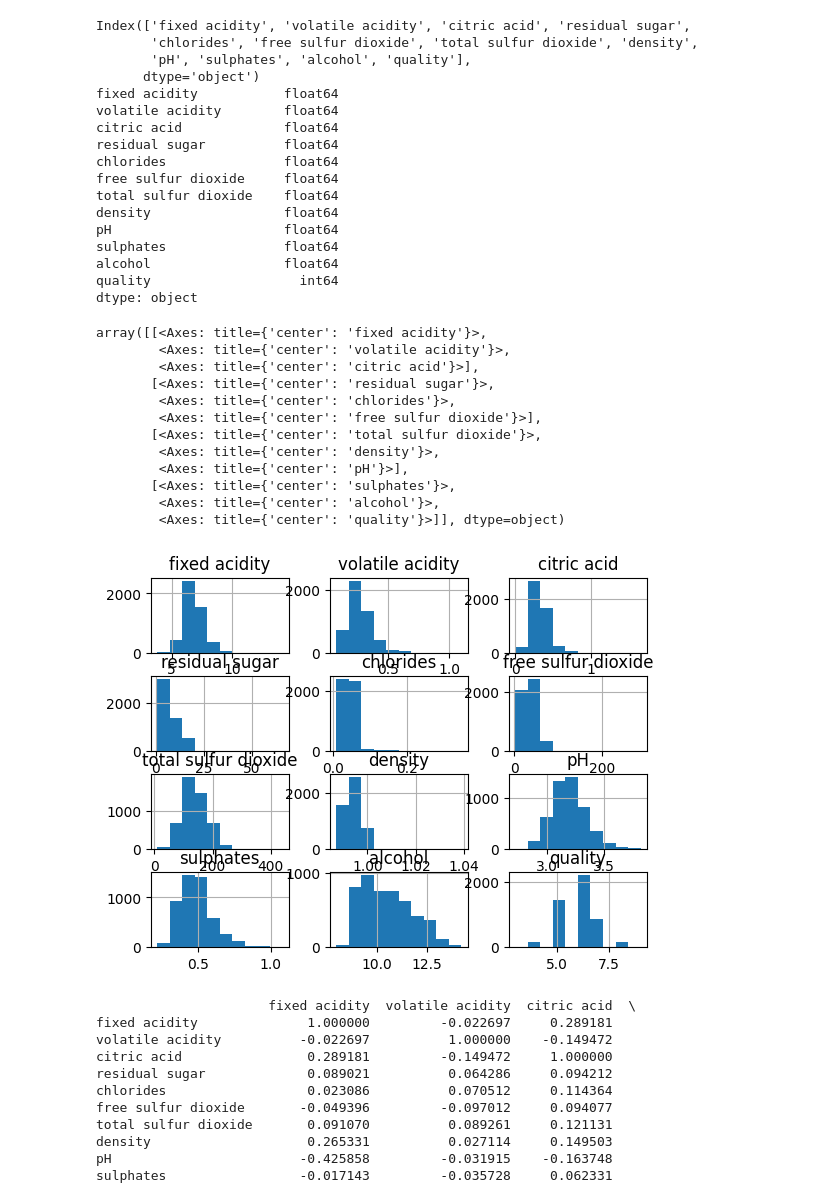
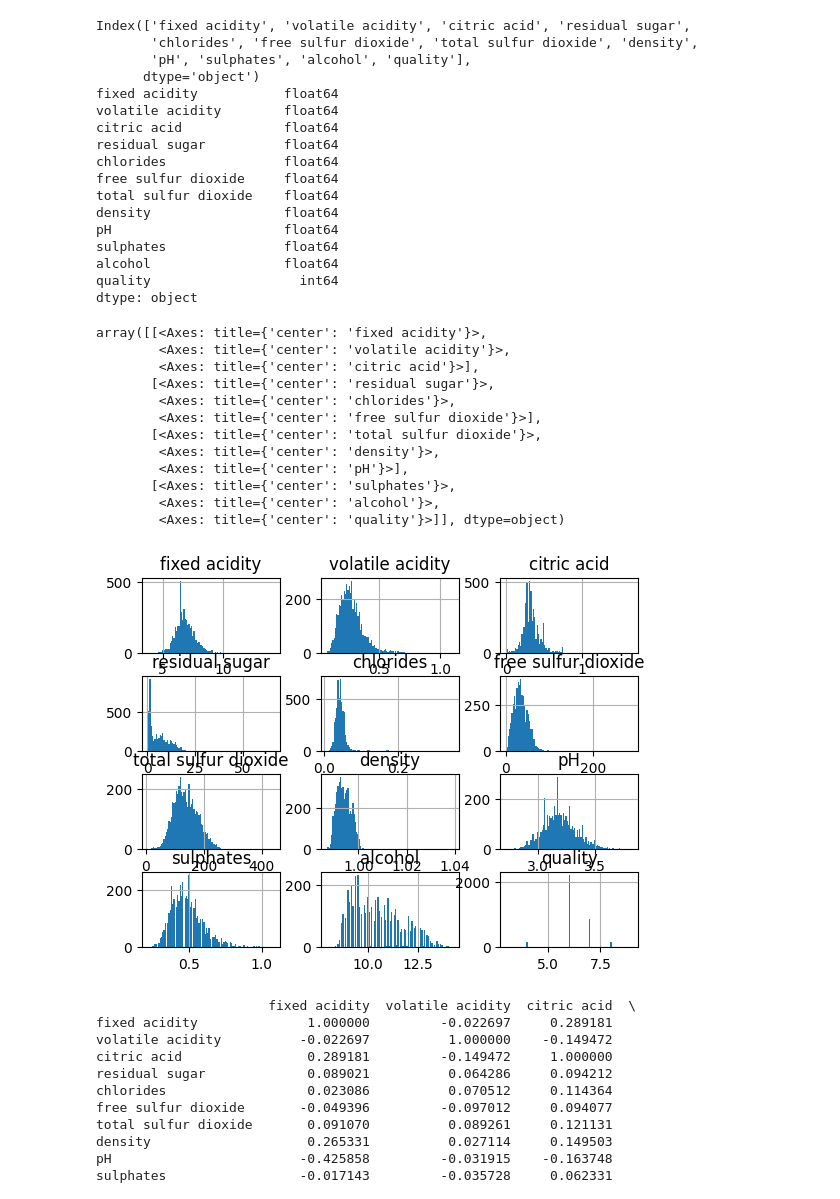
Before and after one commit to 44-566-Machine-Learning-S24/ml-s24-project-DerekVolner, a Jupyter notebook: initial_exploration.ipynb, the cells around one changed output. Cells and saved outputs as stored; diff of their text form; code cells hidden in the pictures.

```diff
--- a/initial_exploration.ipynb
+++ b/initial_exploration.ipynb
@@ -1,42 +1,41 @@
 # %%
 import pandas as pd
-'''need to find suitable csv file for the assignment. '''
 dataframe = pd.read_csv("winequality-white.csv")
 print(dataframe.keys())
 dataframe.head()
 print(dataframe.dtypes)
-dataframe.hist(bins=10)
+dataframe.hist(bins=100)
 # %% [output]
 Index(['fixed acidity', 'volatile acidity', 'citric acid', 'residual sugar',
        'chlorides', 'free sulfur dioxide', 'total sulfur dioxide', 'density',
        'pH', 'sulphates', 'alcohol', 'quality'],
       dtype='object')
 fixed acidity           float64
 volatile acidity        float64
 citric acid             float64
 residual sugar          float64
 chlorides               float64
 free sulfur dioxide     float64
 total sulfur dioxide    float64
 density                 float64
 pH                      float64
 sulphates               float64
 alcohol                 float64
 quality                   int64
 dtype: object
 array([[<Axes: title={'center': 'fixed acidity'}>,
         <Axes: title={'center': 'volatile acidity'}>,
         <Axes: title={'center': 'citric acid'}>],
        [<Axes: title={'center': 'residual sugar'}>,
         <Axes: title={'center': 'chlorides'}>,
         <Axes: title={'center': 'free sulfur dioxide'}>],
        [<Axes: title={'center': 'total sulfur dioxide'}>,
         <Axes: title={'center': 'density'}>,
         <Axes: title={'center': 'pH'}>],
        [<Axes: title={'center': 'sulphates'}>,
         <Axes: title={'center': 'alcohol'}>,
         <Axes: title={'center': 'quality'}>]], dtype=object)
-[figure, old version]
+[figure, new version]
 # %%
 correlate=dataframe.corr()
 print(correlate)
```
Also changed, not shown: parts of 4 cells of this notebook.
